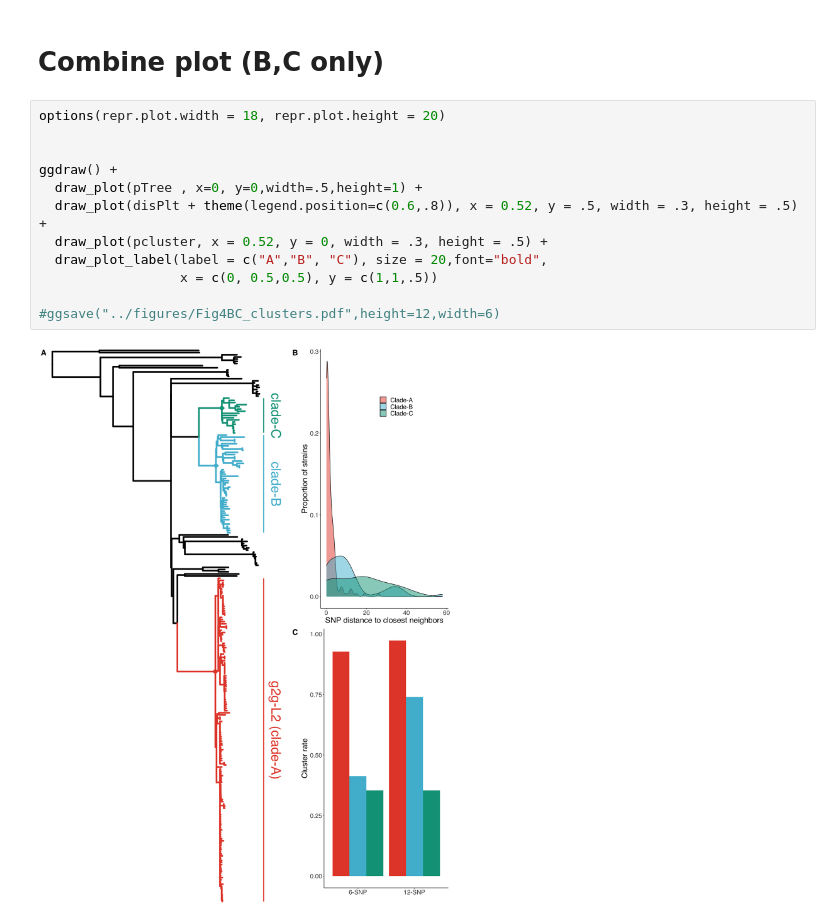
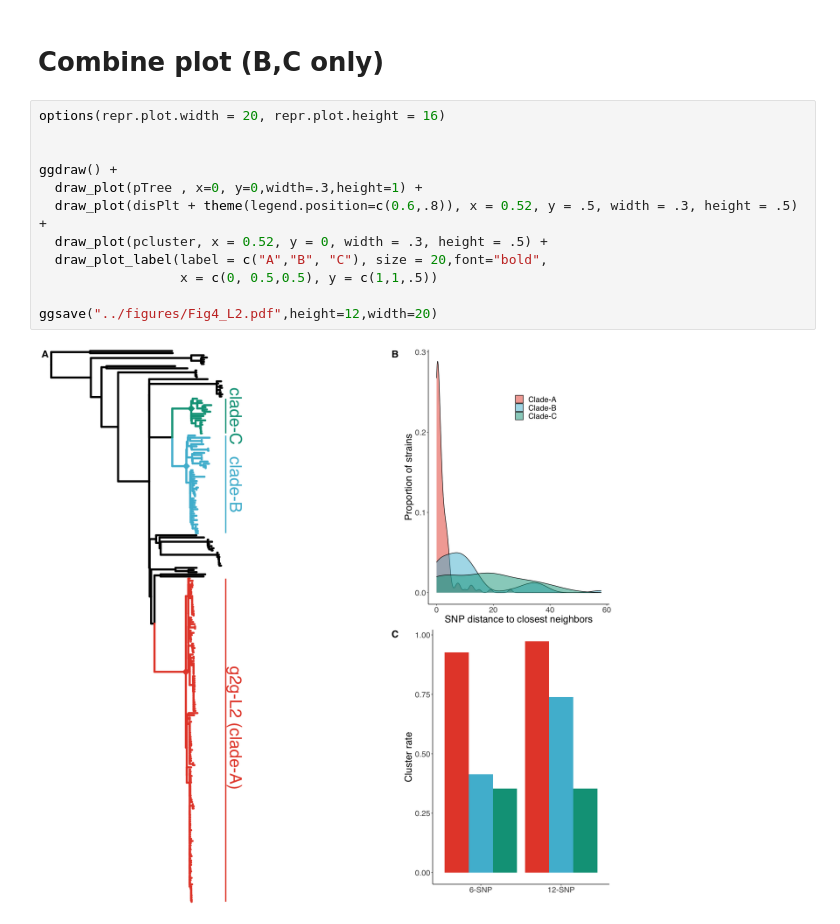
Before and after one commit to yang-luo-lab/TB-g2g, a Jupyter notebook: scripts/TBg2g_Fig4.ipynb, the cells around one changed output. Drawn from its saved outputs; the diff is of its cells as text.

```diff
--- a/scripts/TBg2g_Fig4.ipynb
+++ b/scripts/TBg2g_Fig4.ipynb
@@ -121,16 +121,16 @@ pcluster
 # %% [markdown]
 # Combine plot (B,C only)
 # %%
-options(repr.plot.width = 18, repr.plot.height = 20)
+options(repr.plot.width = 20, repr.plot.height = 16)
 
 
 ggdraw() +
-  draw_plot(pTree , x=0, y=0,width=.5,height=1) +
+  draw_plot(pTree , x=0, y=0,width=.3,height=1) +
   draw_plot(disPlt + theme(legend.position=c(0.6,.8)), x = 0.52, y = .5, width = .3, height = .5) +
   draw_plot(pcluster, x = 0.52, y = 0, width = .3, height = .5) +
   draw_plot_label(label = c("A","B", "C"), size = 20,font="bold",
                   x = c(0, 0.5,0.5), y = c(1,1,.5))
 
-#ggsave("../figures/Fig4BC_clusters.pdf",height=12,width=6)
+ggsave("../figures/Fig4_L2.pdf",height=12,width=20)
 # %% [output]
-[figure, old version]
+[figure, new version]
```
Also changed, not shown: 7 other files.
